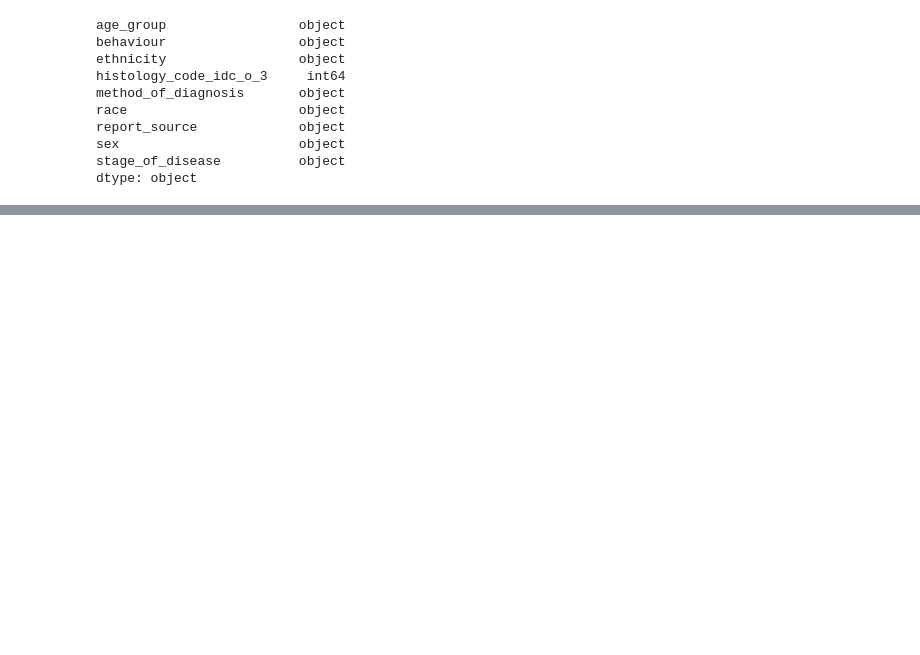
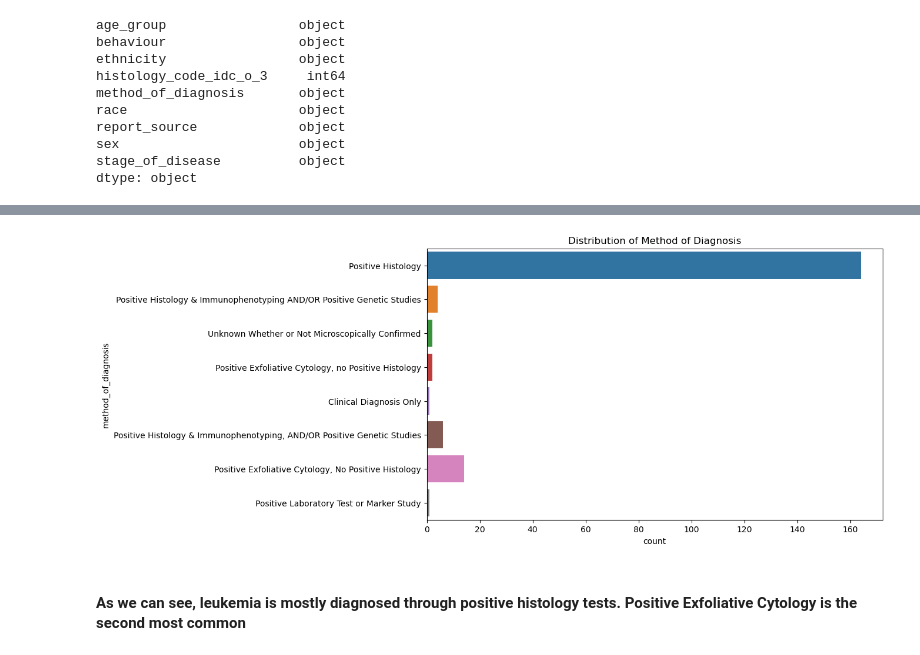
Before and after one commit to hollyaktgw/PUBH1142, a Jupyter notebook: Leukemia Data Analysis.ipynb, the cells around one changed output, grey strips where cells are left out. Saved outputs shown, nothing was run; the diff lists cells and outputs as text; code cells hidden in the pictures; blank space fills up the shorter version.

```diff
--- a/Leukemia Data Analysis.ipynb
+++ b/Leukemia Data Analysis.ipynb
@@ -53,0 +184,9 @@ dtype: object
+# %%
+plt.figure(figsize=(10, 6))
+sns.countplot(y='method_of_diagnosis', data=df)
+plt.title('Distribution of Method of Diagnosis')
+plt.show()
+# %% [output]
+[figure, added]
+# %% [markdown]
+#### As we can see, leukemia is mostly diagnosed through positive histology tests. Positive Exfoliative Cytology is the second most common
```
Also changed, not shown: parts of 33 cells of this notebook.
